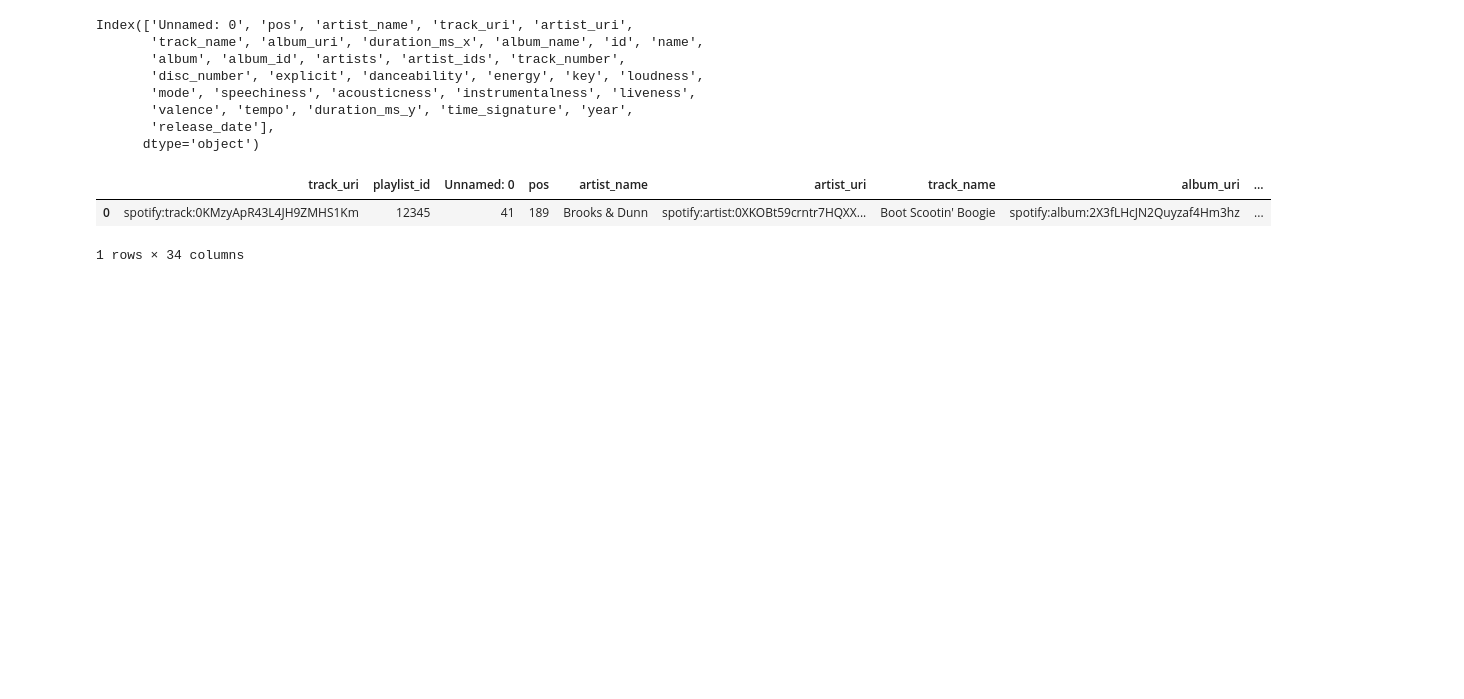
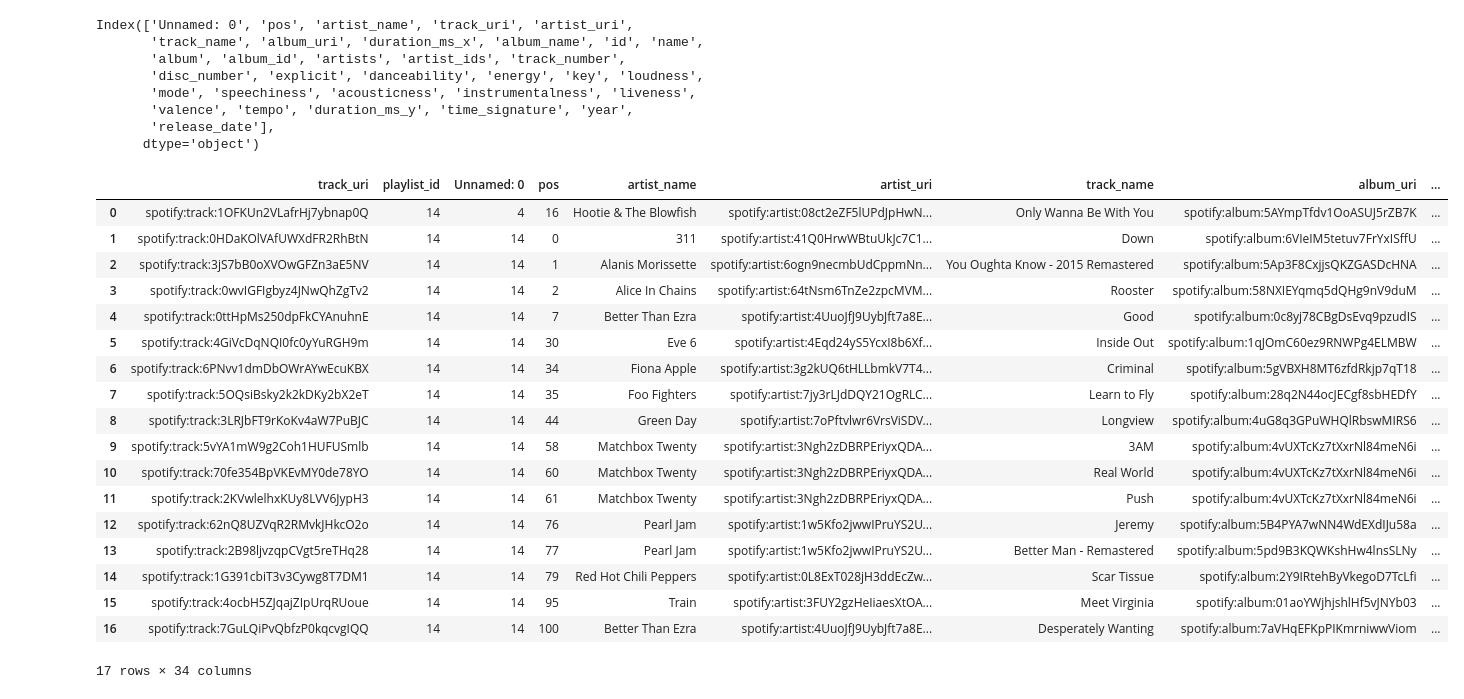
Before and after one commit to matthjs/adv-ml-music-recommendation, a Jupyter notebook: adv_ml_music_recommendation/tmp2.ipynb, the cells around one changed output. Drawn from its saved outputs; the diff is of its cells as text; code cells hidden in the pictures; blank space fills up the shorter version.

```diff
--- a/adv_ml_music_recommendation/tmp2.ipynb
+++ b/adv_ml_music_recommendation/tmp2.ipynb
@@ -53,11 +53,27 @@ Index(['Unnamed: 0', 'pos', 'artist_name', 'track_uri', 'artist_uri',
 # %%
 from adv_ml_music_recommendation.util.data_functions import get_tracks_by_playlist
 
-get_tracks_by_playlist(df_playlist, df_tracks, 12345)
+get_tracks_by_playlist(df_playlist, df_tracks, 14)
 # %% [output]
 |  | track_uri | playlist_id | Unnamed: 0 | pos | artist_name | artist_uri | track_name | album_uri | ... |
-| 0 | spotify:track:0KMzyApR43L4JH9ZMHS1Km | 12345 | 41 | 189 | Brooks & Dunn | spotify:artist:0XKOBt59crntr7HQXX... | Boot Scootin' Boogie | spotify:album:2X3fLHcJN2Quyzaf4Hm3hz | ... |
+| 0 | spotify:track:1OFKUn2VLafrHj7ybnap0Q | 14 | 4 | 16 | Hootie & The Blowfish | spotify:artist:08ct2eZF5lUPdJpHwN... | Only Wanna Be With You | spotify:album:5AYmpTfdv1OoASUJ5rZB7K | ... |
+| 1 | spotify:track:0HDaKOlVAfUWXdFR2RhBtN | 14 | 14 | 0 | 311 | spotify:artist:41Q0HrwWBtuUkJc7C1... | Down | spotify:album:6VIeIM5tetuv7FrYxISffU | ... |
+| 2 | spotify:track:3jS7bB0oXVOwGFZn3aE5NV | 14 | 14 | 1 | Alanis Morissette | spotify:artist:6ogn9necmbUdCppmNn... | You Oughta Know - 2015 Remastered | spotify:album:5Ap3F8CxjjsQKZGASDcHNA | ... |
+| 3 | spotify:track:0wvIGFIgbyz4JNwQhZgTv2 | 14 | 14 | 2 | Alice In Chains | spotify:artist:64tNsm6TnZe2zpcMVM... | Rooster | spotify:album:58NXIEYqmq5dQHg9nV9duM | ... |
+| 4 | spotify:track:0ttHpMs250dpFkCYAnuhnE | 14 | 14 | 7 | Better Than Ezra | spotify:artist:4UuoJfJ9UybJft7a8E... | Good | spotify:album:0c8yj78CBgDsEvq9pzudIS | ... |
+| 5 | spotify:track:4GiVcDqNQI0fc0yYuRGH9m | 14 | 14 | 30 | Eve 6 | spotify:artist:4Eqd24yS5YcxI8b6Xf... | Inside Out | spotify:album:1qJOmC60ez9RNWPg4ELMBW | ... |
+| 6 | spotify:track:6PNvv1dmDbOWrAYwEcuKBX | 14 | 14 | 34 | Fiona Apple | spotify:artist:3g2kUQ6tHLLbmkV7T4... | Criminal | spotify:album:5gVBXH8MT6zfdRkjp7qT18 | ... |
+| 7 | spotify:track:5OQsiBsky2k2kDKy2bX2eT | 14 | 14 | 35 | Foo Fighters | spotify:artist:7jy3rLJdDQY21OgRLC... | Learn to Fly | spotify:album:28q2N44ocJECgf8sbHEDfY | ... |
+| 8 | spotify:track:3LRJbFT9rKoKv4aW7PuBJC | 14 | 14 | 44 | Green Day | spotify:artist:7oPftvlwr6VrsViSDV... | Longview | spotify:album:4uG8q3GPuWHQlRbswMIRS6 | ... |
+| 9 | spotify:track:5vYA1mW9g2Coh1HUFUSmlb | 14 | 14 | 58 | Matchbox Twenty | spotify:artist:3Ngh2zDBRPEriyxQDA... | 3AM | spotify:album:4vUXTcKz7tXxrNl84meN6i | ... |
+| 10 | spotify:track:70fe354BpVKEvMY0de78YO | 14 | 14 | 60 | Matchbox Twenty | spotify:artist:3Ngh2zDBRPEriyxQDA... | Real World | spotify:album:4vUXTcKz7tXxrNl84meN6i | ... |
+| 11 | spotify:track:2KVwlelhxKUy8LVV6JypH3 | 14 | 14 | 61 | Matchbox Twenty | spotify:artist:3Ngh2zDBRPEriyxQDA... | Push | spotify:album:4vUXTcKz7tXxrNl84meN6i | ... |
+| 12 | spotify:track:62nQ8UZVqR2RMvkJHkcO2o | 14 | 14 | 76 | Pearl Jam | spotify:artist:1w5Kfo2jwwIPruYS2U... | Jeremy | spotify:album:5B4PYA7wNN4WdEXdIJu58a | ... |
+| 13 | spotify:track:2B98ljvzqpCVgt5reTHq28 | 14 | 14 | 77 | Pearl Jam | spotify:artist:1w5Kfo2jwwIPruYS2U... | Better Man - Remastered | spotify:album:5pd9B3KQWKshHw4lnsSLNy | ... |
+| 14 | spotify:track:1G391cbiT3v3Cywg8T7DM1 | 14 | 14 | 79 | Red Hot Chili Peppers | spotify:artist:0L8ExT028jH3ddEcZw... | Scar Tissue | spotify:album:2Y9IRtehByVkegoD7TcLfi | ... |
+| 15 | spotify:track:4ocbH5ZJqajZIpUrqRUoue | 14 | 14 | 95 | Train | spotify:artist:3FUY2gzHeIiaesXtOA... | Meet Virginia | spotify:album:01aoYWjhjshlHf5vJNYb03 | ... |
+| 16 | spotify:track:7GuLQiPvQbfzP0kqcvgIQQ | 14 | 14 | 100 | Better Than Ezra | spotify:artist:4UuoJfJ9UybJft7a8E... | Desperately Wanting | spotify:album:7aVHqEFKpPIKmrniwwViom | ... |
-1 rows × 34 columns
+17 rows × 34 columns
 # %%
 recommended_tracks
 # %% [output]
```
Also changed, not shown: parts of 3 cells of this notebook, 7 other files.
